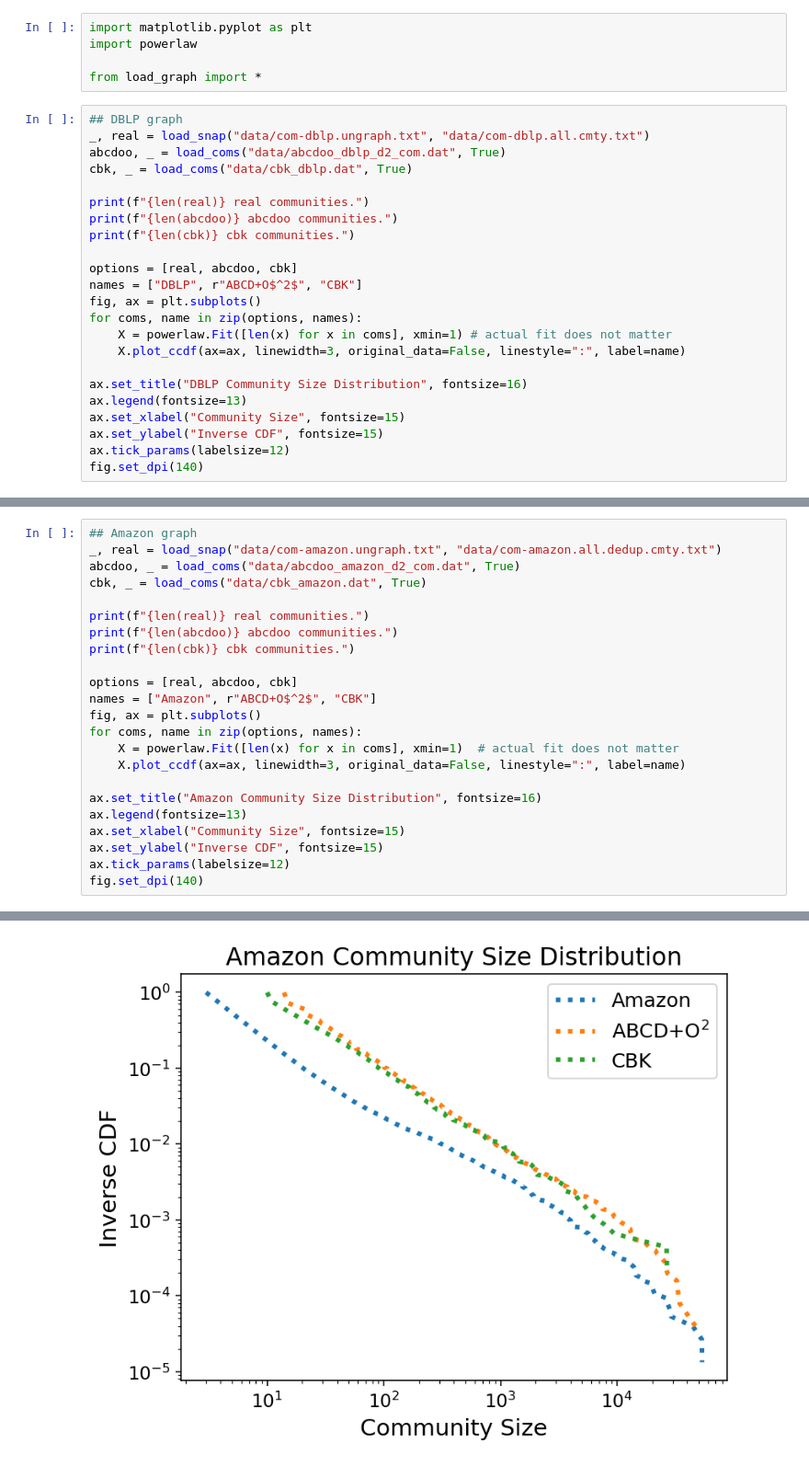
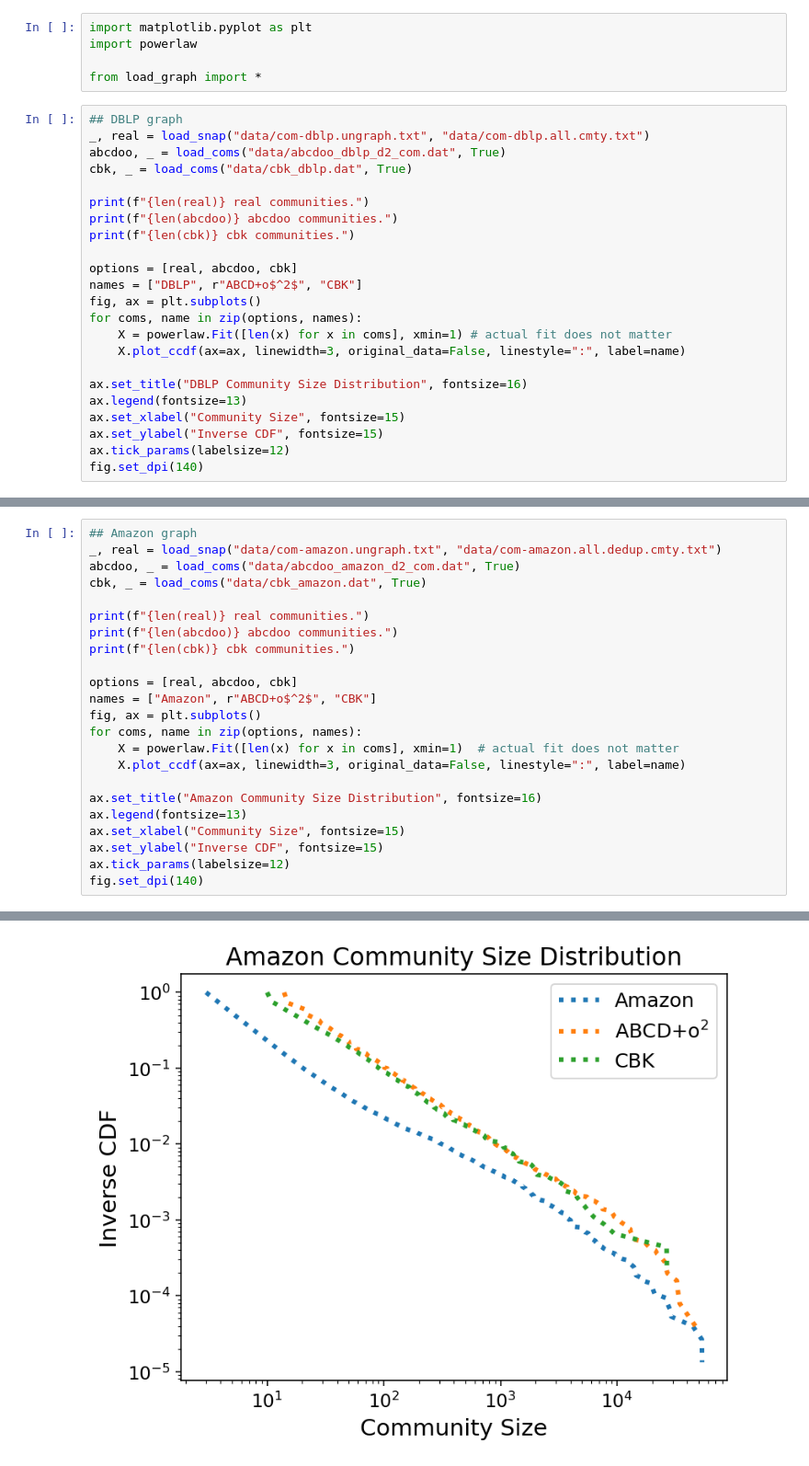
Before and after one commit to ftheberge/ABCDoo_Experiments, a Jupyter notebook: GraphProperties/community_size.ipynb, the cells around one changed output, grey strips where cells are left out. Shown at 92% size. Saved outputs shown, nothing was run; the diff lists cells and outputs as text.

```diff
--- a/GraphProperties/community_size.ipynb
+++ b/GraphProperties/community_size.ipynb
@@ -14,7 +14,7 @@ print(f"{len(abcdoo)} abcdoo communities.")
 print(f"{len(cbk)} cbk communities.")
 
 options = [real, abcdoo, cbk]
-names = ["DBLP", r"ABCD+O$^2$", "CBK"]
+names = ["DBLP", r"ABCD+o$^2$", "CBK"]
 fig, ax = plt.subplots()
 for coms, name in zip(options, names):
     X = powerlaw.Fit([len(x) for x in coms], xmin=1) # actual fit does not matter
@@ -34,31 +34,31 @@ fig.set_dpi(140)
 # %%
 ## Amazon graph
 _, real = load_snap("data/com-amazon.ungraph.txt", "data/com-amazon.all.dedup.cmty.txt")
 abcdoo, _ = load_coms("data/abcdoo_amazon_d2_com.dat", True)
 cbk, _ = load_coms("data/cbk_amazon.dat", True)
 
 print(f"{len(real)} real communities.")
 print(f"{len(abcdoo)} abcdoo communities.")
 print(f"{len(cbk)} cbk communities.")
 
 options = [real, abcdoo, cbk]
-names = ["Amazon", r"ABCD+O$^2$", "CBK"]
+names = ["Amazon", r"ABCD+o$^2$", "CBK"]
 fig, ax = plt.subplots()
 for coms, name in zip(options, names):
     X = powerlaw.Fit([len(x) for x in coms], xmin=1)  # actual fit does not matter
     X.plot_ccdf(ax=ax, linewidth=3, original_data=False, linestyle=":", label=name)
 
 ax.set_title("Amazon Community Size Distribution", fontsize=16)
 ax.legend(fontsize=13)
 ax.set_xlabel("Community Size", fontsize=15)
 ax.set_ylabel("Inverse CDF", fontsize=15)
 ax.tick_params(labelsize=12)
 fig.set_dpi(140)
 # %% [output]
 75149 real communities.
 25261 abcdoo communities.
 4564 cbk communities.
-[figure, old version]
+[figure, new version]
 # %%
 ## Youtube graph
 _, real = load_snap("data/com-youtube.ungraph.txt", "data/com-youtube.all.cmty.txt", drop_outliers=True)
```
Also changed, not shown: parts of 2 cells of this notebook.
